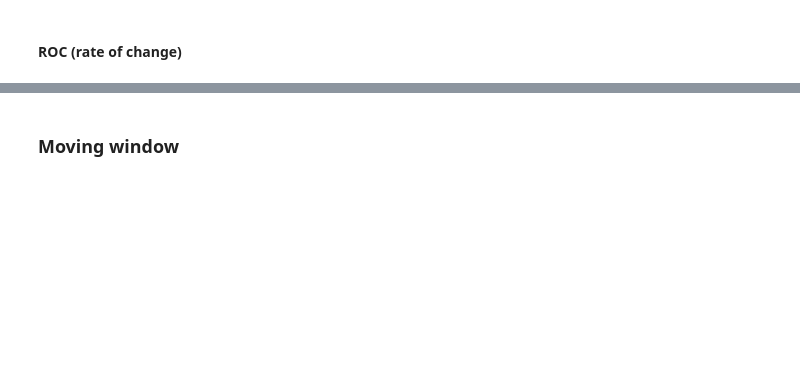
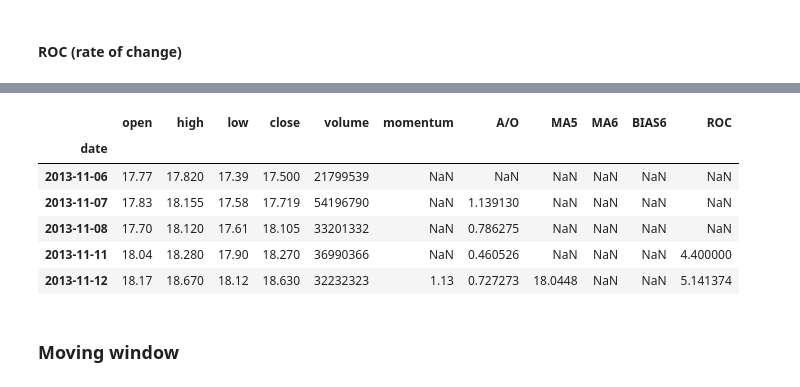
Before and after one commit to KarvonenC/Creating_an_automated_trading_system, a Jupyter notebook: Project – Creating an automated trading system[CK&WK].ipynb, the cells around one changed output, grey strips where cells are left out. Saved outputs shown, nothing was run; the diff lists cells and outputs as text; code cells hidden in the pictures; blank space fills up the shorter version.

```diff
--- a/Project – Creating an automated trading system[CK&WK].ipynb
+++ b/Project – Creating an automated trading system[CK&WK].ipynb
@@ -171,3 +172,13 @@ df[['ROC']].head(10)
+# %%
+df.head(5)
+# %% [output]
+|  | open | high | low | close | volume | momentum | A/O | MA5 | MA6 | BIAS6 | ROC |
+| date |  |  |  |  |  |  |  |  |  |  |  |
+| 2013-11-06 | 17.77 | 17.820 | 17.39 | 17.500 | 21799539 | NaN | NaN | NaN | NaN | NaN | NaN |
+| 2013-11-07 | 17.83 | 18.155 | 17.58 | 17.719 | 54196790 | NaN | 1.139130 | NaN | NaN | NaN | NaN |
+| 2013-11-08 | 17.70 | 18.120 | 17.61 | 18.105 | 33201332 | NaN | 0.786275 | NaN | NaN | NaN | NaN |
+| 2013-11-11 | 18.04 | 18.280 | 17.90 | 18.270 | 36990366 | NaN | 0.460526 | NaN | NaN | NaN | 4.400000 |
+| 2013-11-12 | 18.17 | 18.670 | 18.12 | 18.630 | 32232323 | 1.13 | 0.727273 | 18.0448 | NaN | NaN | 5.141374 |
 # %% [markdown]
 ### Moving window
 # %%
```
Also changed, not shown: parts of 22 cells of this notebook.
